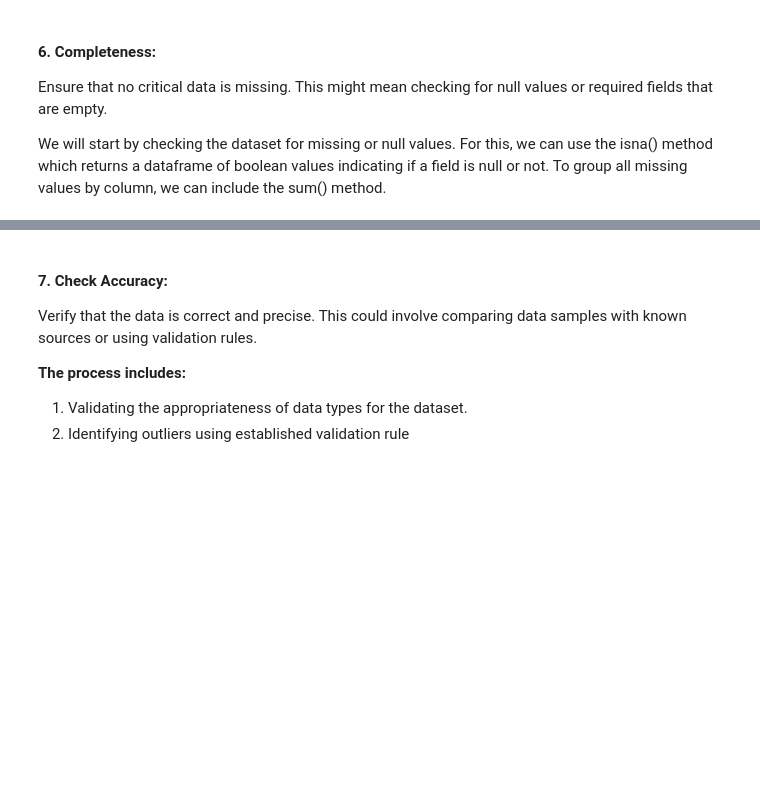
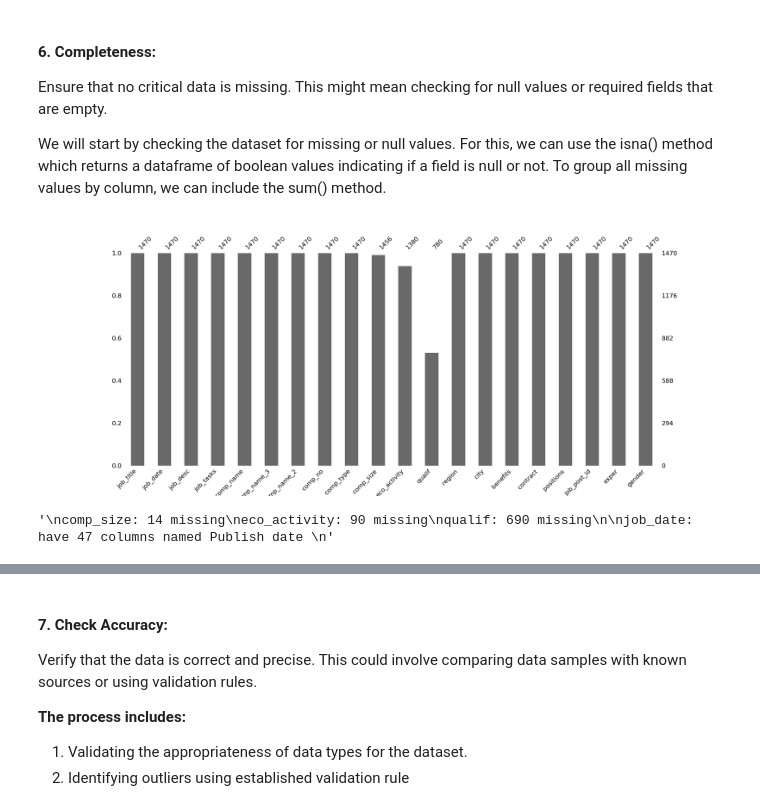
Before and after one commit to Tw-0l/job_postings_SA, a Jupyter notebook: EDA explain template 5.ipynb, the cells around one changed output, grey strips where cells are left out. Drawn from its saved outputs; the diff is of its cells as text; code cells hidden in the pictures; blank space fills up the shorter version.

```diff
--- a/EDA explain template 5.ipynb
+++ b/EDA explain template 5.ipynb
@@ -129,5 +133,20 @@ Ensure that no critical data is missing. This might mean checking for null value
 We will start by checking the dataset for missing or null values. For this, we can use the isna() method which returns a dataframe of boolean values indicating if a field is null or not. To group all missing values by column, we can include the sum() method.
 # %%
 #Display number missing values per column
+# %%
+Image(filename='missingno_bar.png')
+# missing data using D-tale
+# %% [output]
+[figure, added]
+# %%
+'''
+comp_size: 14 missing
+eco_activity: 90 missing
+qualif: 690 missing
+
+job_date: have 47 columns named Publish date
+'''
+# %% [output]
+'\ncomp_size: 14 missing\neco_activity: 90 missing\nqualif: 690 missing\n\njob_date: have 47 columns named Publish date \n'
 # %%
 # go to clean them
```
Also changed, not shown: parts of 42 cells of this notebook, 7 other files.
